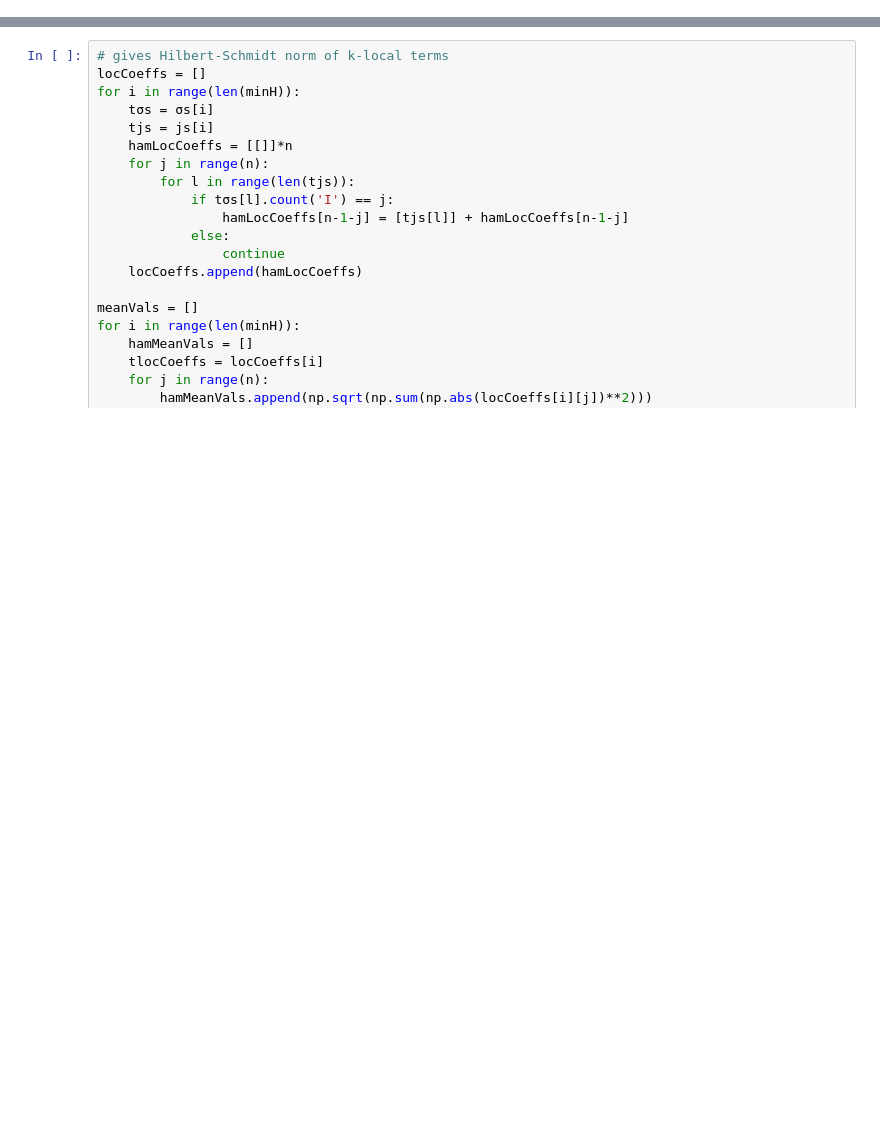
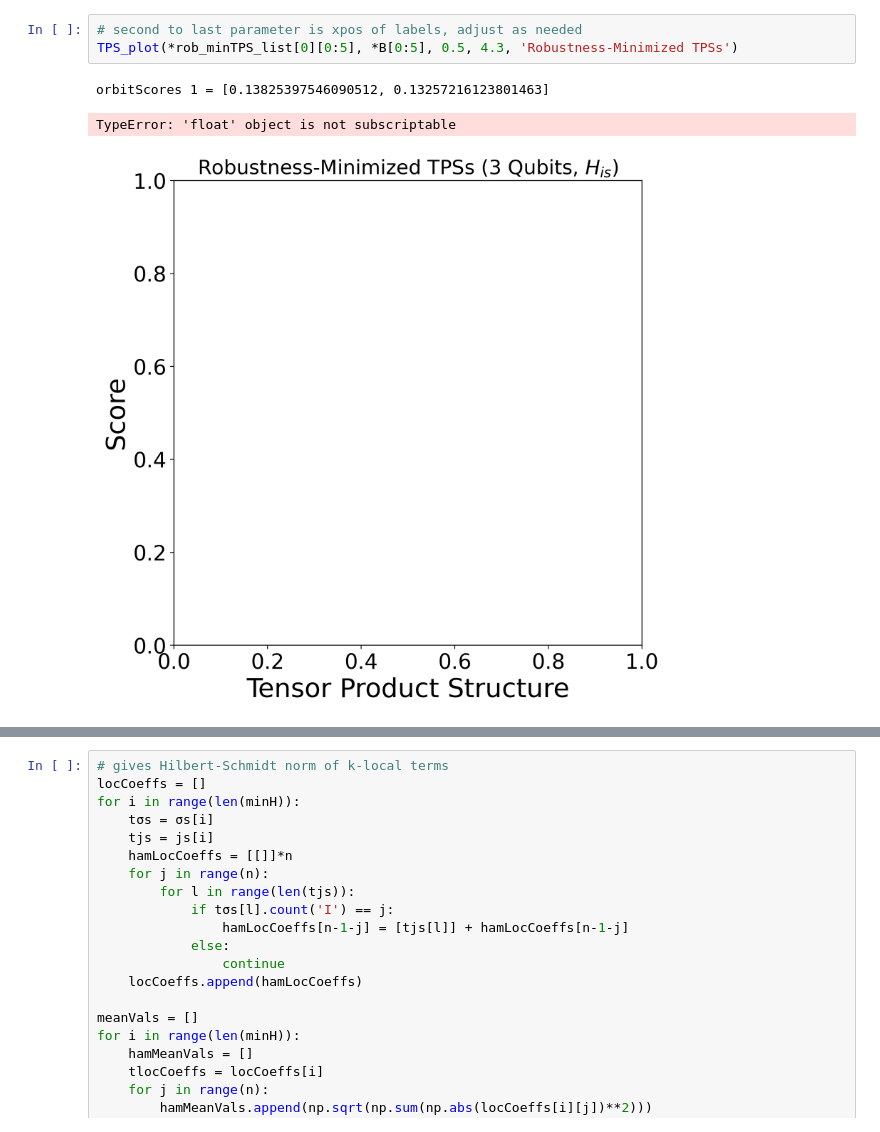
Before and after one commit to coalescion/decoherence-selected-TPSs, a Jupyter notebook: HSF_v7.ipynb, the cells around one changed output, grey strips where cells are left out. Cells and saved outputs as stored; diff of their text form; blank space fills up the shorter version.

```diff
--- a/HSF_v7.ipynb
+++ b/HSF_v7.ipynb
@@ -496,0 +1586,7 @@ testPlot(*fiveDLinesList[ind][0:4], *B, 0.55, 4.3, 'Quasi-classical TPSs')
+# %%
+# second to last parameter is xpos of labels, adjust as needed
+TPS_plot(*rob_minTPS_list[0][0:5], *B[0:5], 0.5, 4.3, 'Robustness-Minimized TPSs')
+# %% [output]
+orbitScores 1 = [0.13825397546090512, 0.13257216123801463]
+TypeError: 'float' object is not subscriptable
+[figure, added]
```
Also changed, not shown: parts of 35 cells of this notebook, 31 other files.
